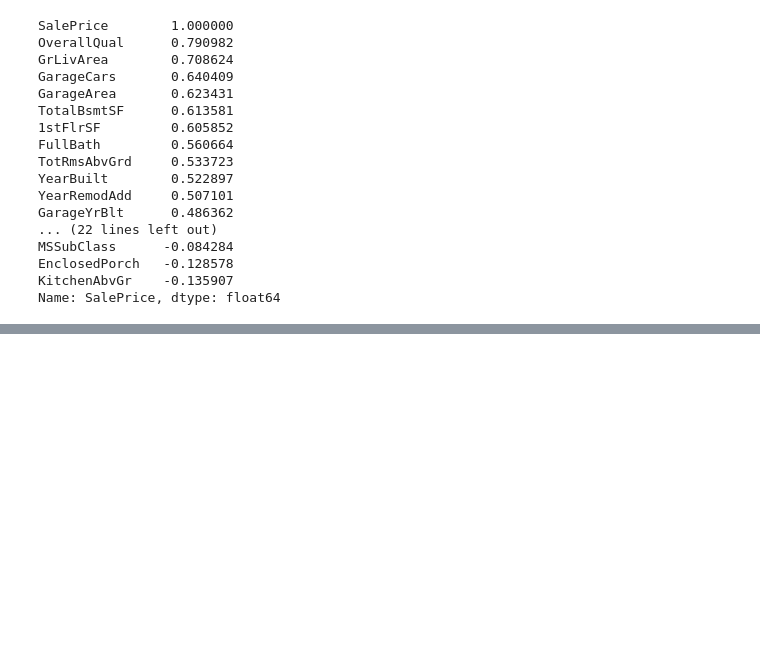
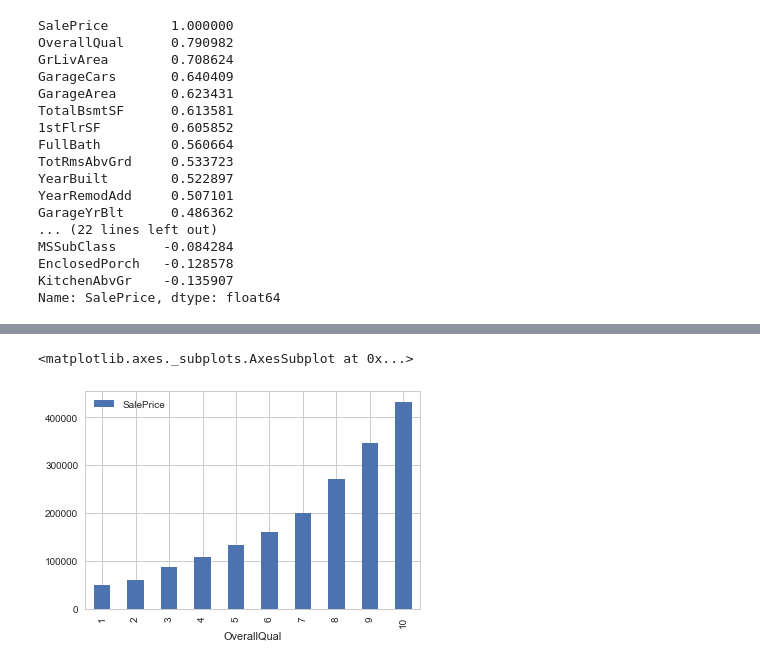
Before and after one commit to cyuss/house_prices, a Jupyter notebook: notebooks/exploration.ipynb, the cells around one changed output, grey strips where cells are left out. Saved outputs shown, nothing was run; the diff lists cells and outputs as text; code cells hidden in the pictures; blank space fills up the shorter version.

Commit message:
check correlation between numeric features and saleprice variable

```diff
--- a/notebooks/exploration.ipynb
+++ b/notebooks/exploration.ipynb
@@ -241,0 +223,4 @@ We see that the OverallQual is 79 % correlated with the target variable. This va
+# %%
+# check the median price per quality
+qual_pivot = train.pivot_table(index='OverallQual', values='SalePrice', aggfunc=np.median)
+qual_pivot
@@ -241,0 +240,6 @@ We see that the OverallQual is 79 % correlated with the target variable. This va
+# %%
+# let's plot the table above using a bar graph
+qual_pivot.plot(kind='bar')
+# %% [output]
+<matplotlib.axes._subplots.AxesSubplot at 0x...>
+[figure, added]
```
Also changed, not shown: parts of 15 cells of this notebook.
